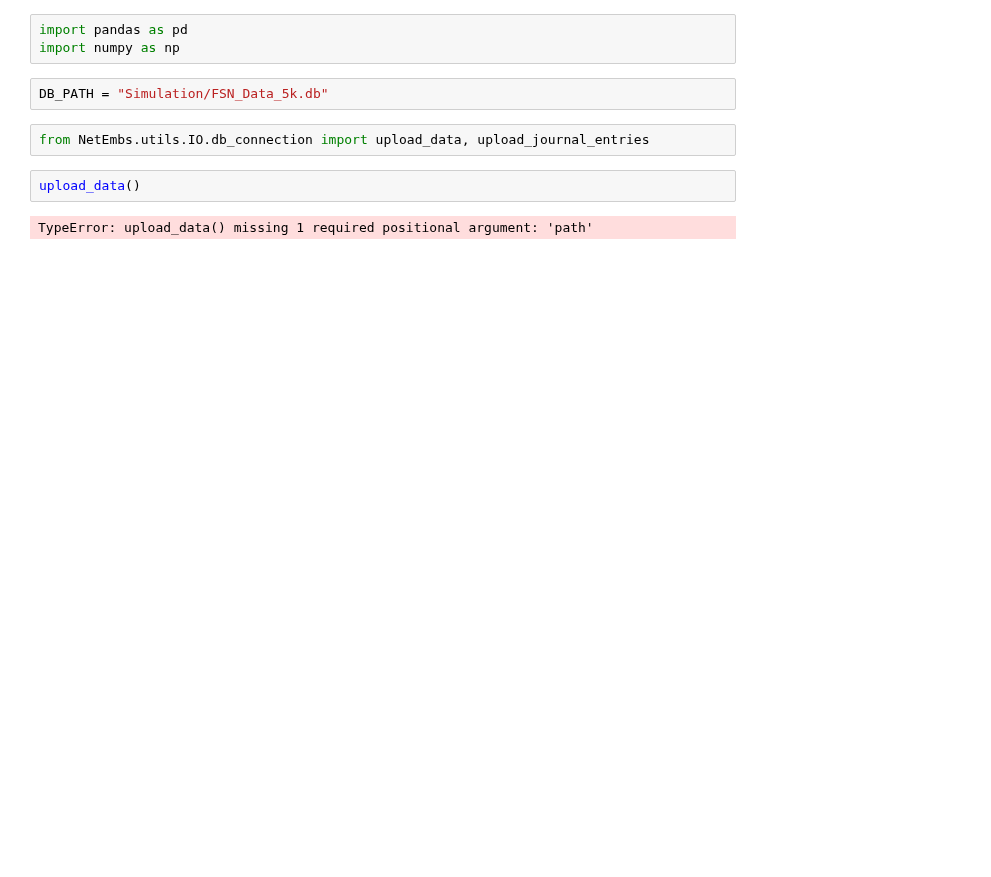
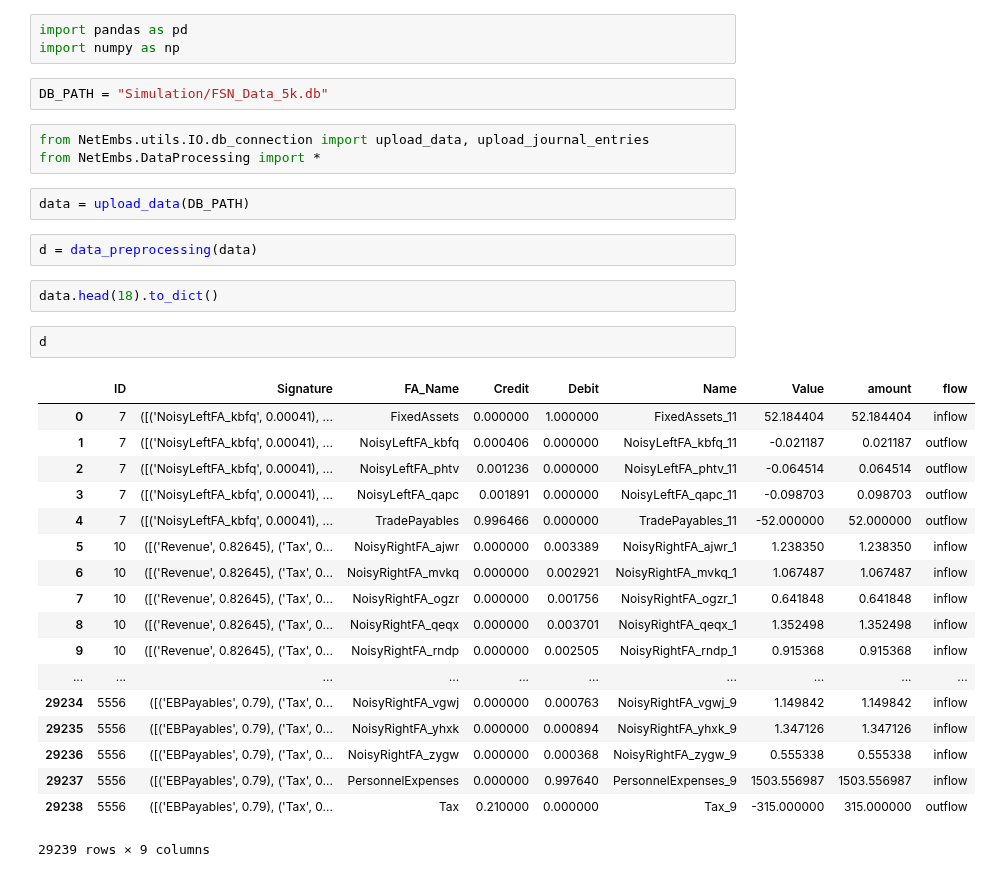
Before and after one commit to AlexWorldD/NetEmbs, a Jupyter notebook: RefactorMe.ipynb, the cells around one changed output. Saved outputs shown, nothing was run; the diff lists cells and outputs as text; blank space fills up the shorter version.

Commit message:
Data pre-processing

```diff
--- a/RefactorMe.ipynb
+++ b/RefactorMe.ipynb
@@ -5,7 +5,31 @@ import numpy as np
 DB_PATH = "Simulation/FSN_Data_5k.db"
 # %%
 from NetEmbs.utils.IO.db_connection import upload_data, upload_journal_entries
+from NetEmbs.DataProcessing import *
-# %%
-upload_data()
-# %% [output]
-TypeError: upload_data() missing 1 required positional argument: 'path'
+# %%
+data = upload_data(DB_PATH)
+# %%
+d = data_preprocessing(data)
+# %%
+data.head(18).to_dict()
+# %%
+d
+# %% [output]
+|  | ID | Signature | FA_Name | Credit | Debit | Name | Value | amount | flow |
+| 0 | 7 | ([('NoisyLeftFA_kbfq', 0.00041), ... | FixedAssets | 0.000000 | 1.000000 | FixedAssets_11 | 52.184404 | 52.184404 | inflow |
+| 1 | 7 | ([('NoisyLeftFA_kbfq', 0.00041), ... | NoisyLeftFA_kbfq | 0.000406 | 0.000000 | NoisyLeftFA_kbfq_11 | -0.021187 | 0.021187 | outflow |
+| 2 | 7 | ([('NoisyLeftFA_kbfq', 0.00041), ... | NoisyLeftFA_phtv | 0.001236 | 0.000000 | NoisyLeftFA_phtv_11 | -0.064514 | 0.064514 | outflow |
+| 3 | 7 | ([('NoisyLeftFA_kbfq', 0.00041), ... | NoisyLeftFA_qapc | 0.001891 | 0.000000 | NoisyLeftFA_qapc_11 | -0.098703 | 0.098703 | outflow |
+| 4 | 7 | ([('NoisyLeftFA_kbfq', 0.00041), ... | TradePayables | 0.996466 | 0.000000 | TradePayables_11 | -52.000000 | 52.000000 | outflow |
+| 5 | 10 | ([('Revenue', 0.82645), ('Tax', 0... | NoisyRightFA_ajwr | 0.000000 | 0.003389 | NoisyRightFA_ajwr_1 | 1.238350 | 1.238350 | inflow |
+| 6 | 10 | ([('Revenue', 0.82645), ('Tax', 0... | NoisyRightFA_mvkq | 0.000000 | 0.002921 | NoisyRightFA_mvkq_1 | 1.067487 | 1.067487 | inflow |
+| 7 | 10 | ([('Revenue', 0.82645), ('Tax', 0... | NoisyRightFA_ogzr | 0.000000 | 0.001756 | NoisyRightFA_ogzr_1 | 0.641848 | 0.641848 | inflow |
+| 8 | 10 | ([('Revenue', 0.82645), ('Tax', 0... | NoisyRightFA_qeqx | 0.000000 | 0.003701 | NoisyRightFA_qeqx_1 | 1.352498 | 1.352498 | inflow |
+| 9 | 10 | ([('Revenue', 0.82645), ('Tax', 0... | NoisyRightFA_rndp | 0.000000 | 0.002505 | NoisyRightFA_rndp_1 | 0.915368 | 0.915368 | inflow |
+| ... | ... | ... | ... | ... | ... | ... | ... | ... | ... |
+| 29234 | 5556 | ([('EBPayables', 0.79), ('Tax', 0... | NoisyRightFA_vgwj | 0.000000 | 0.000763 | NoisyRightFA_vgwj_9 | 1.149842 | 1.149842 | inflow |
+| 29235 | 5556 | ([('EBPayables', 0.79), ('Tax', 0... | NoisyRightFA_yhxk | 0.000000 | 0.000894 | NoisyRightFA_yhxk_9 | 1.347126 | 1.347126 | inflow |
+| 29236 | 5556 | ([('EBPayables', 0.79), ('Tax', 0... | NoisyRightFA_zygw | 0.000000 | 0.000368 | NoisyRightFA_zygw_9 | 0.555338 | 0.555338 | inflow |
+| 29237 | 5556 | ([('EBPayables', 0.79), ('Tax', 0... | PersonnelExpenses | 0.000000 | 0.997640 | PersonnelExpenses_9 | 1503.556987 | 1503.556987 | inflow |
+| 29238 | 5556 | ([('EBPayables', 0.79), ('Tax', 0... | Tax | 0.210000 | 0.000000 | Tax_9 | -315.000000 | 315.000000 | outflow |
+29239 rows × 9 columns
```
Also changed, not shown: 18 other files.
